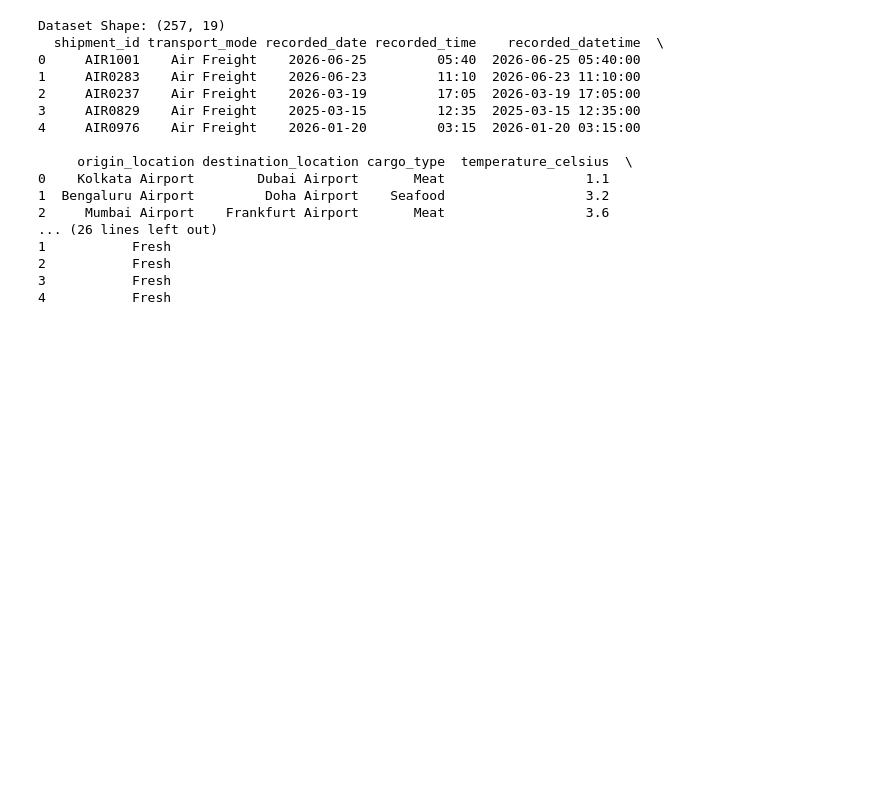
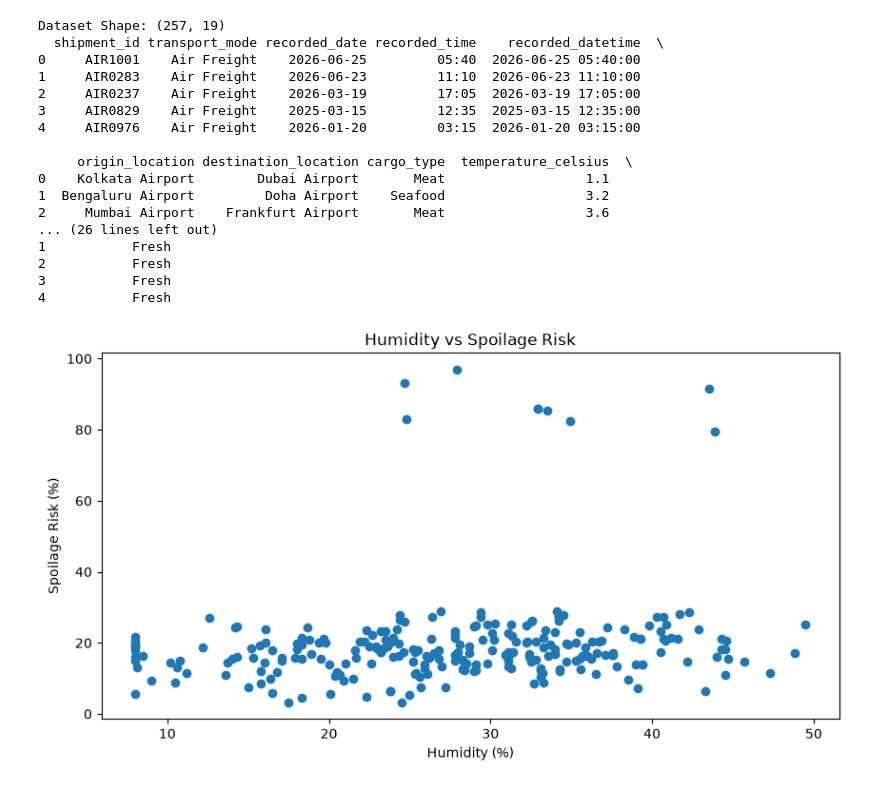
Before and after one commit to Saniyakp786/Infotact-project, a Jupyter notebook: AtmoSync/04_humidity_vibration.ipynb, the cells around one changed output. Drawn from its saved outputs; the diff is of its cells as text; code cells hidden in the pictures; blank space fills up the shorter version.

Commit message:
Day 07 - Analyze humidity and vibration

```diff
--- a/AtmoSync/04_humidity_vibration.ipynb
+++ b/AtmoSync/04_humidity_vibration.ipynb
@@ -24,3 +24,25 @@ Dataset Shape: (257, 19)
 2           Fresh
 3           Fresh
 4           Fresh
+# %%
+import pandas as pd
+import matplotlib.pyplot as plt
+
+# Load dataset
+df = pd.read_csv("data/cleaned/Cleaned_Dataset_AirFreight.csv")
+
+# Humidity vs Spoilage Risk
+plt.figure(figsize=(10, 5))
+
+plt.scatter(
+    df["humidity_percentage"],
+    df["spoilage_risk_percent"]
+)
+
+plt.xlabel("Humidity (%)")
+plt.ylabel("Spoilage Risk (%)")
+plt.title("Humidity vs Spoilage Risk")
+
+plt.show()
+# %% [output]
+[figure, added]
```
Also changed, not shown: parts of 1 cell of this notebook.
